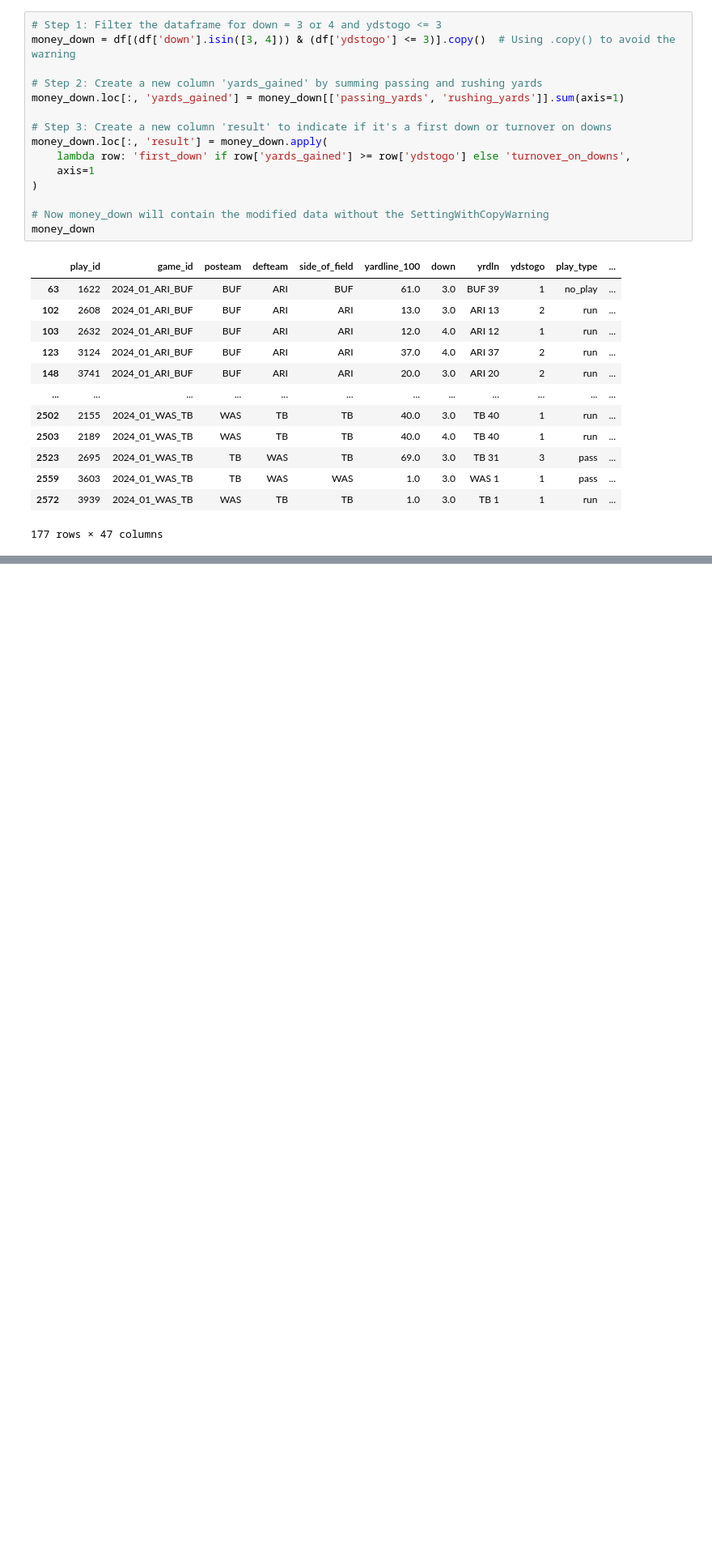
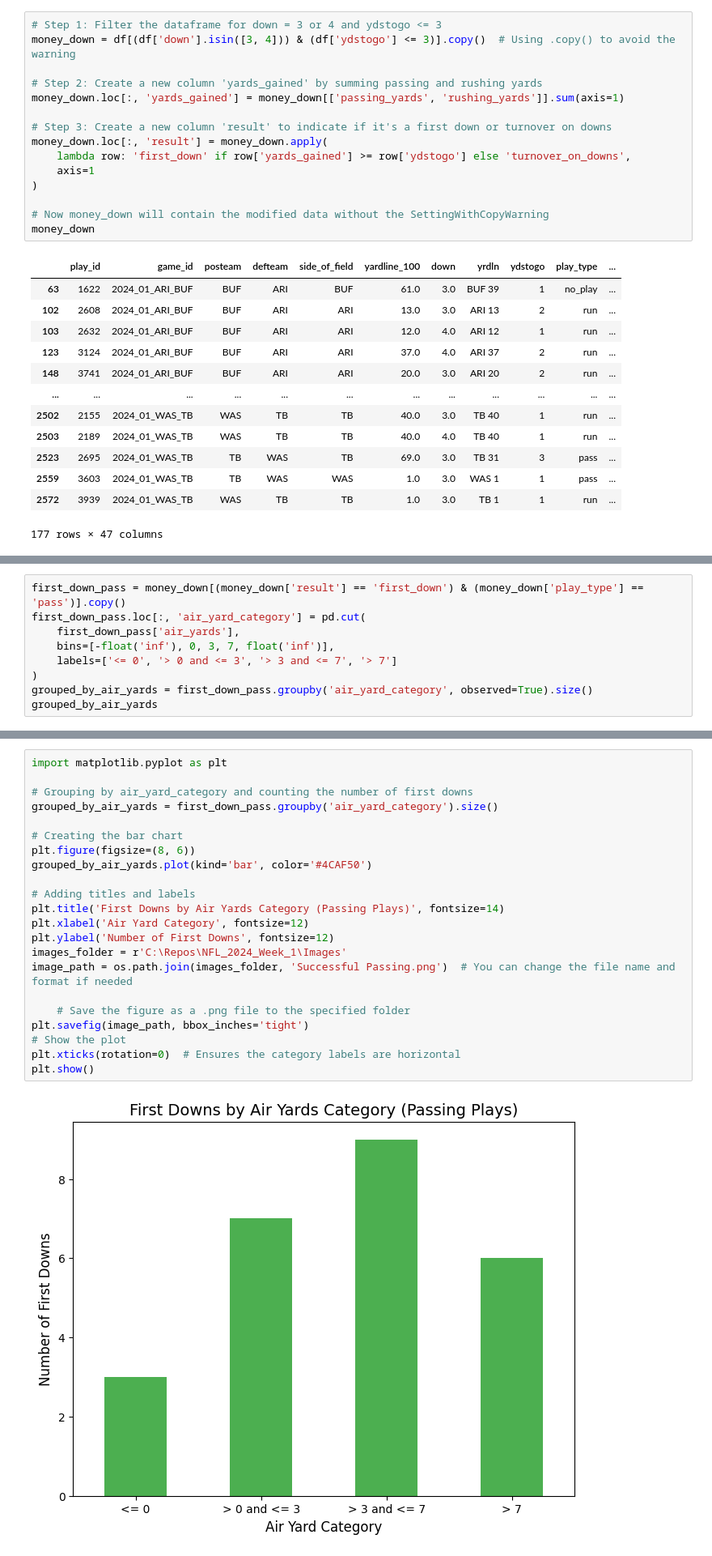
Before and after one commit to rollernathan/NFL_2024_Week_1, a Jupyter notebook: Project 3.ipynb, the cells around one changed output, grey strips where cells are left out. Shown: that part at 81% size. Drawn from its saved outputs; the diff is of its cells as text; blank space fills up the shorter version.

```diff
--- a/Project 3.ipynb
+++ b/Project 3.ipynb
@@ -113,0 +133,9 @@ create_stacked_bar_chart_with_labels(filtered_data)
+# %%
+first_down_pass = money_down[(money_down['result'] == 'first_down') & (money_down['play_type'] == 'pass')].copy()
+first_down_pass.loc[:, 'air_yard_category'] = pd.cut(
+    first_down_pass['air_yards'],
+    bins=[-float('inf'), 0, 3, 7, float('inf')],
+    labels=['<= 0', '> 0 and <= 3', '> 3 and <= 7', '> 7']
+)
+grouped_by_air_yards = first_down_pass.groupby('air_yard_category', observed=True).size()
+grouped_by_air_yards
@@ -113,0 +149,24 @@ create_stacked_bar_chart_with_labels(filtered_data)
+# %%
+import matplotlib.pyplot as plt
+
+# Grouping by air_yard_category and counting the number of first downs
+grouped_by_air_yards = first_down_pass.groupby('air_yard_category').size()
+
+# Creating the bar chart
+plt.figure(figsize=(8, 6))
+grouped_by_air_yards.plot(kind='bar', color='#4CAF50')
+
+# Adding titles and labels
+plt.title('First Downs by Air Yards Category (Passing Plays)', fontsize=14)
+plt.xlabel('Air Yard Category', fontsize=12)
+plt.ylabel('Number of First Downs', fontsize=12)
+images_folder = r'C:\Repos\NFL_2024_Week_1\Images'
+image_path = os.path.join(images_folder, 'Successful Passing.png')  # You can change the file name and format if needed
+
+    # Save the figure as a .png file to the specified folder
+plt.savefig(image_path, bbox_inches='tight')
+# Show the plot
+plt.xticks(rotation=0)  # Ensures the category labels are horizontal
+plt.show()
+# %% [output]
+[figure, added]
```
Also changed, not shown: parts of 5 cells of this notebook, 3 other files.
